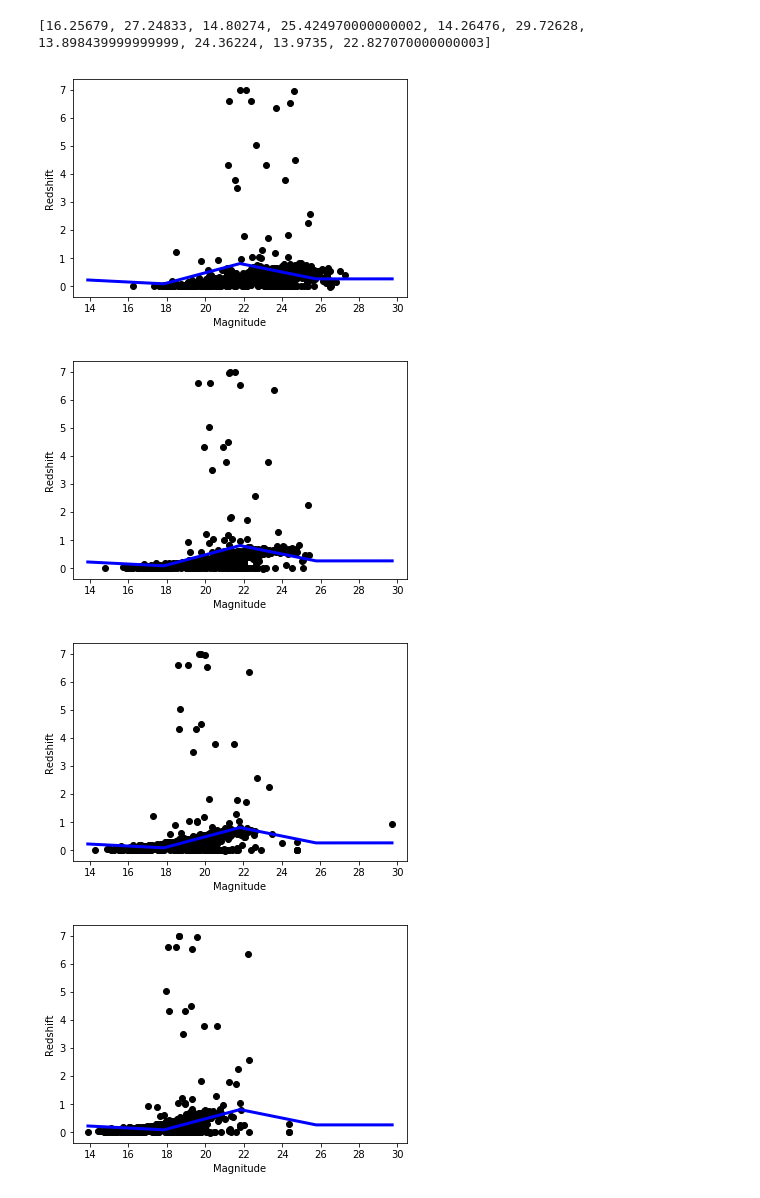
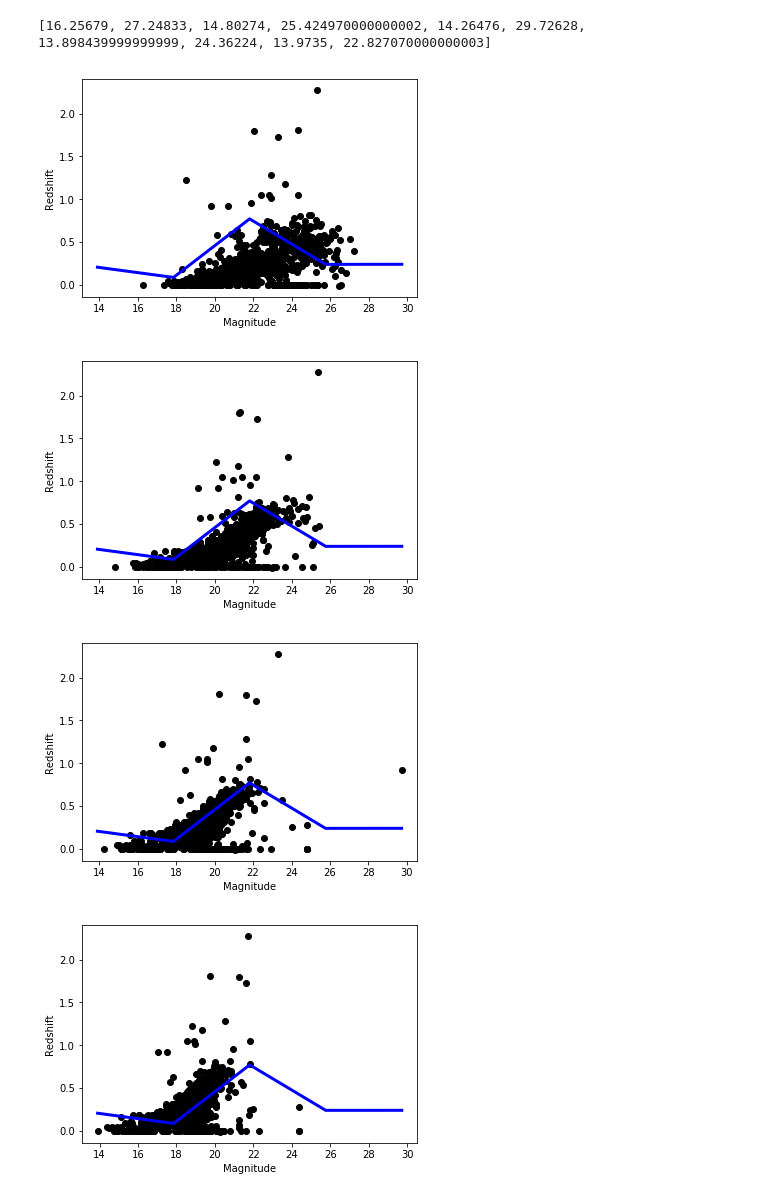
Before and after one commit to marin-hyatt/redshift_data_project, a Jupyter notebook: Marin Hyatt Improved Machine Learning.ipynb, the cells around one changed output. Saved outputs shown, nothing was run; the diff lists cells and outputs as text; code cells hidden in the pictures.

Commit message:
Tried support vector regression and linear regression on graphs without outliers. I think I need to fix my outlier function to take out outliers because my error is huge.

```diff
--- a/Marin Hyatt Improved Machine Learning.ipynb
+++ b/Marin Hyatt Improved Machine Learning.ipynb
@@ -40,9 +53,9 @@ df_filtered.head()
 # %% [markdown]
 Creates equivalents to y and x_rot using the filtered dataframe instead.
 # %%
-filtered_y = df_filtered['redshift']
-filtered_x = df_filtered.iloc[:,3:8]
-filtered_x.head()
+y = no_outliers_df['redshift']
+x = no_outliers_df.iloc[:,3:8]
+x.head()
 # %% [output]
 |  | u | g | r | i | z |
 | 0 | 25.92735 | 20.99570 | 19.24612 | 18.56461 | 18.43049 |
@@ -54,7 +67,4 @@ filtered_x.head()
 Example of Support Vector Regression
 # %%
 from sklearn import svm
-X = [[0, 0], [2, 2]]
-y = [0.5, 2.5]
 clf = svm.SVR()
-clf.fit(X, y)
@@ -68,31 +71,30 @@ array([1.5])
 # %%
-clf.fit(filtered_x, filtered_y)
+clf.fit(x, y)
 # %% [output]
 SVR(C=1.0, cache_size=200, coef0=0.0, degree=3, epsilon=0.1, gamma='auto',
   kernel='rbf', max_iter=-1, shrinking=True, tol=0.001, verbose=False)
 # %%
-filtered_x_list = []
-for column in filtered_x:
-    filtered_x_list.append(min(filtered_x[column]))
-    filtered_x_list.append(max(filtered_x[column]))
-print(filtered_x_list)
+x_list = []
+for column in x:
+    x_list.append(min(x[column]))
+    x_list.append(max(x[column]))
+print(x_list)
 # %% [output]
 [16.25679, 27.24833, 14.80274, 25.424970000000002, 14.26476, 29.72628, 13.898439999999999, 24.36224, 13.9735, 22.827070000000003]
 # %%
-one_filtered_x_for_plotting = numpy.linspace(min(filtered_x_list), max(filtered_x_list), 5)
-filtered_x_for_plotting = numpy.asarray([one_filtered_x_for_plotting, one_filtered_x_for_plotting, \
-                                         one_filtered_x_for_plotting, one_filtered_x_for_plotting, \
-                                         one_filtered_x_for_plotting])
-filtered_y_for_grid = clf.predict(filtered_x_for_plotting.T)
+one_x_for_plotting = numpy.linspace(min(x_list), max(x_list), 5)
+x_for_plotting = numpy.asarray([one_x_for_plotting, one_x_for_plotting, one_x_for_plotting, one_x_for_plotting, \
+                               one_x_for_plotting])
+y_for_grid = clf.predict(x_for_plotting.T)
 
 for i in range(5):
-    plt.scatter(filtered_x.iloc[:,i], filtered_y, color='black')
-    plt.plot(filtered_x_for_plotting[i], filtered_y_for_grid,  color='blue', linewidth = 3)
+    plt.scatter(x.iloc[:,i], y, color='black')
+    plt.plot(x_for_plotting[i], y_for_grid,  color='blue', linewidth = 3)
     plt.xlabel("Magnitude")
     plt.ylabel("Redshift")
     plt.show()
 # %% [output]
-[figure, old version]
+[figure, new version]
-[figure, old version]
+[figure, new version]
-[figure, old version]
+[figure, new version]
-[figure, old version]
+[figure, new version]
```
Also changed, not shown: parts of 14 cells of this notebook.
